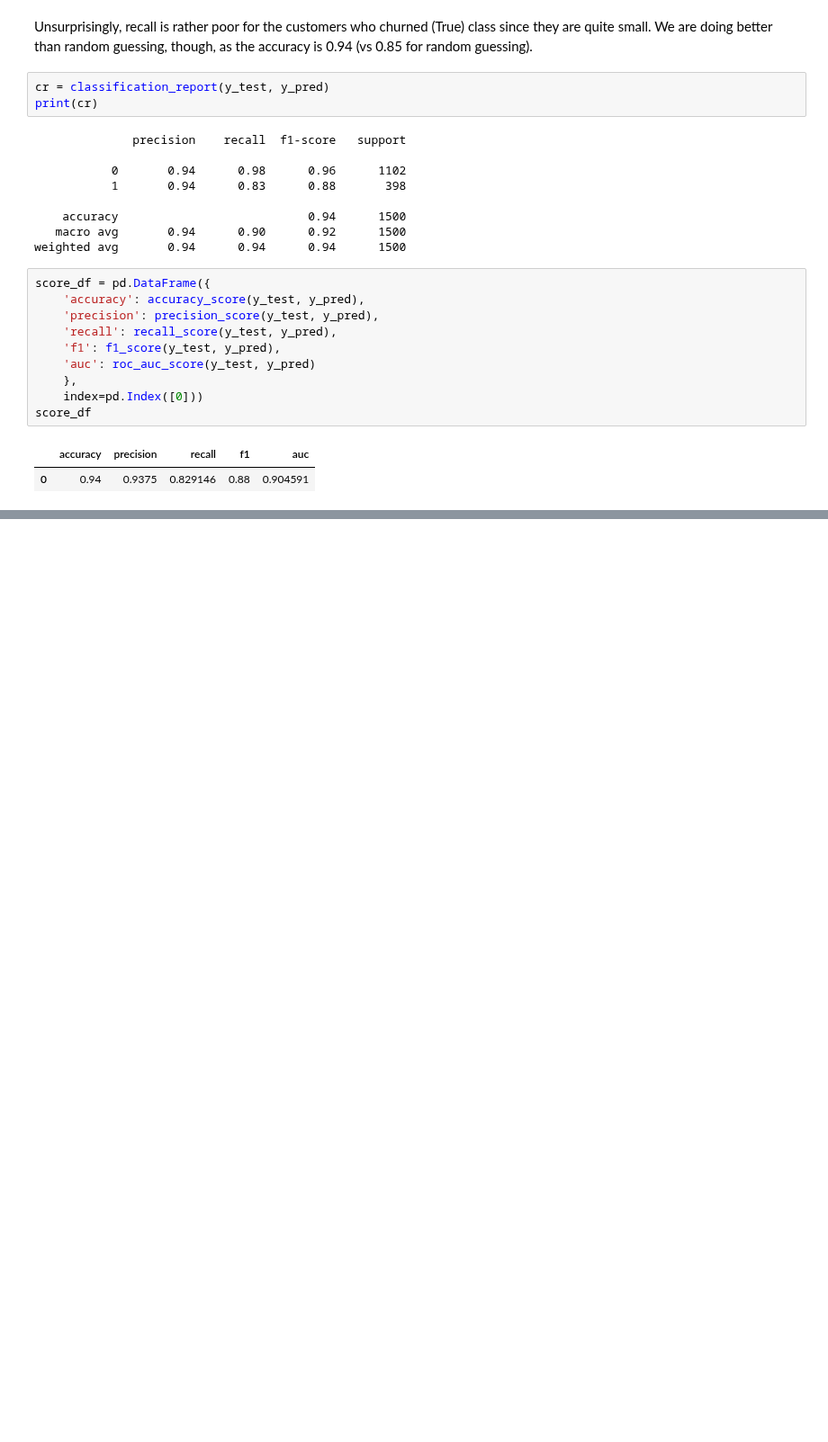
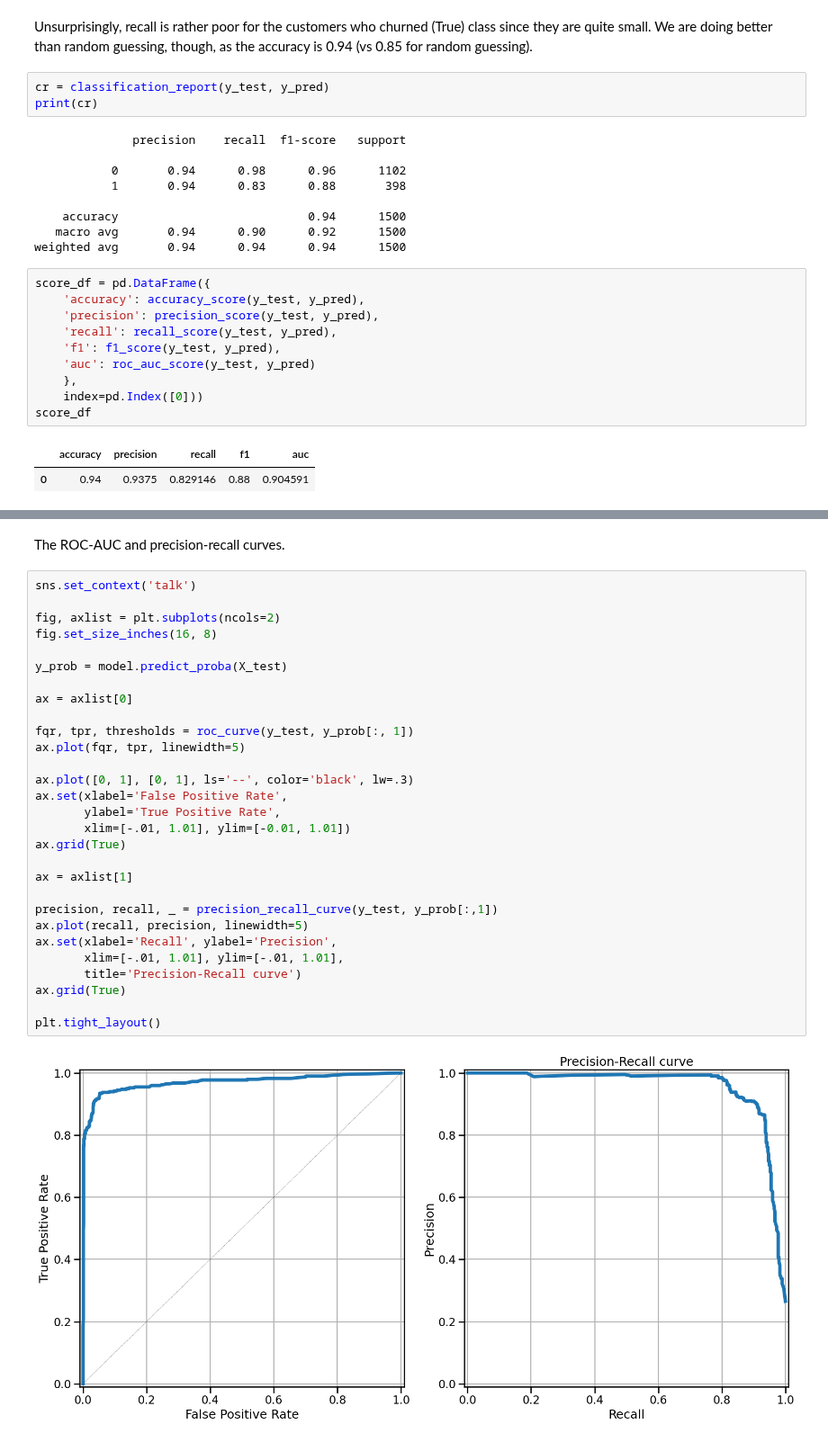
Before and after one commit to Mark-Barbaric/IBM_Machine_Learning_Certificate, a Jupyter notebook: Supervised_Machine_Learning_Classification/week5/bagging_demo.ipynb, the cells around one changed output, grey strips where cells are left out. Shown at 90% size. Cells and saved outputs as stored; diff of their text form; blank space fills up the shorter version.

```diff
--- a/Supervised_Machine_Learning_Classification/week5/bagging_demo.ipynb
+++ b/Supervised_Machine_Learning_Classification/week5/bagging_demo.ipynb
@@ -341,0 +360,33 @@ score_df
+# %% [markdown]
+The ROC-AUC and precision-recall curves.
+# %%
+sns.set_context('talk')
+
+fig, axlist = plt.subplots(ncols=2)
+fig.set_size_inches(16, 8)
+
+y_prob = model.predict_proba(X_test)
+
+ax = axlist[0]
+
+fqr, tpr, thresholds = roc_curve(y_test, y_prob[:, 1])
+ax.plot(fqr, tpr, linewidth=5)
+
+ax.plot([0, 1], [0, 1], ls='--', color='black', lw=.3)
+ax.set(xlabel='False Positive Rate',
+       ylabel='True Positive Rate',
+       xlim=[-.01, 1.01], ylim=[-0.01, 1.01])
+ax.grid(True)
+
+ax = axlist[1]
+
+precision, recall, _ = precision_recall_curve(y_test, y_prob[:,1])
+ax.plot(recall, precision, linewidth=5)
+ax.set(xlabel='Recall', ylabel='Precision',
+       xlim=[-.01, 1.01], ylim=[-.01, 1.01],
+       title='Precision-Recall curve')
+ax.grid(True)
+
+plt.tight_layout()
+# %% [output]
+[figure, added]
```
Also changed, not shown: parts of 2 cells of this notebook, 2 other files.
